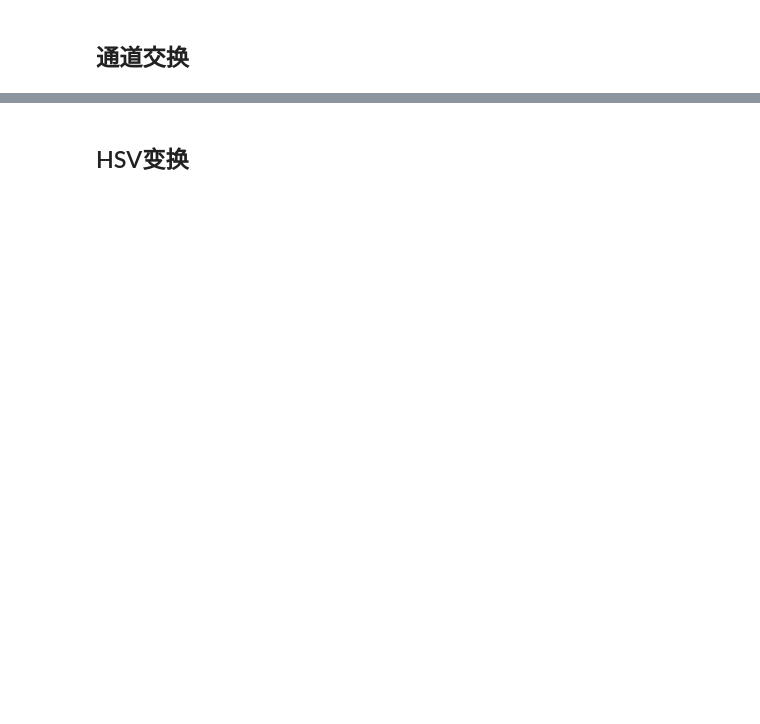
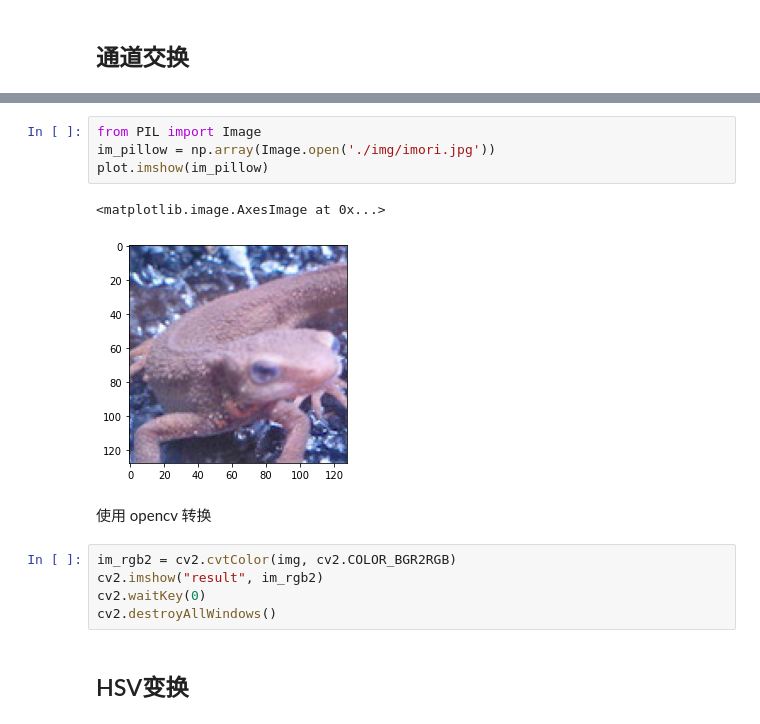
Before and after one commit to lusi1990/notes-python, a Jupyter notebook: 13-image-processing/13.04-cvtcolor.ipynb, the cells around one changed output, grey strips where cells are left out. Cells and saved outputs as stored; diff of their text form; blank space fills up the shorter version.

```diff
--- a/13-image-processing/13.04-cvtcolor.ipynb
+++ b/13-image-processing/13.04-cvtcolor.ipynb
@@ -14,2 +57,16 @@
+# %%
+from PIL import Image
+im_pillow = np.array(Image.open('./img/imori.jpg'))
+plot.imshow(im_pillow)
+# %% [output]
+<matplotlib.image.AxesImage at 0x...>
+[figure, added]
+# %% [markdown]
+使用 opencv 转换
+# %%
+im_rgb2 = cv2.cvtColor(img, cv2.COLOR_BGR2RGB)
+cv2.imshow("result", im_rgb2)
+cv2.waitKey(0)
+cv2.destroyAllWindows()
 # %% [markdown]
 ## HSV变换
```
Also changed, not shown: parts of 37 cells of this notebook, 9 other files.
